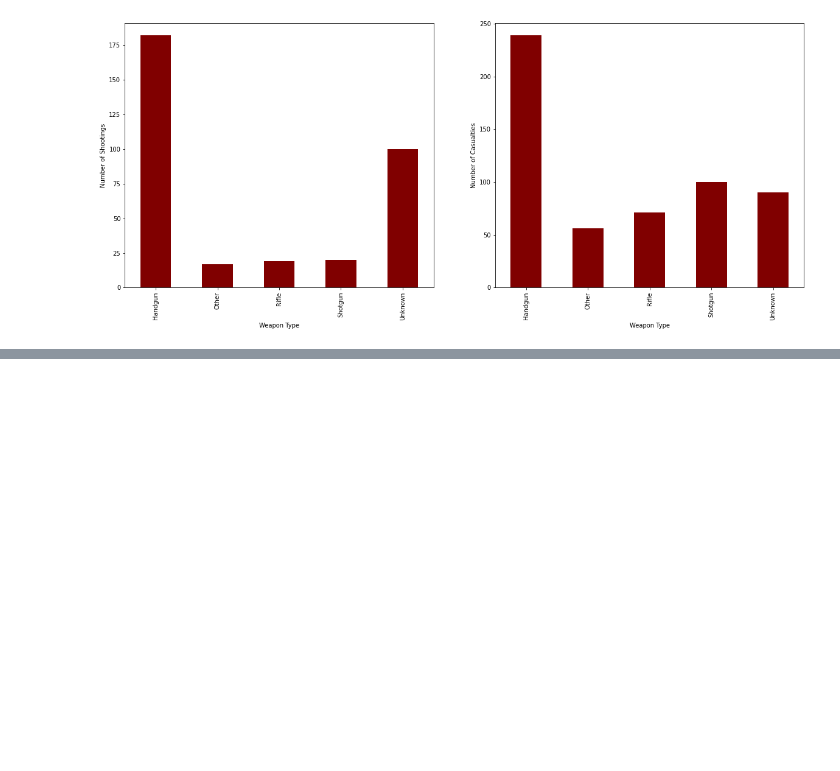
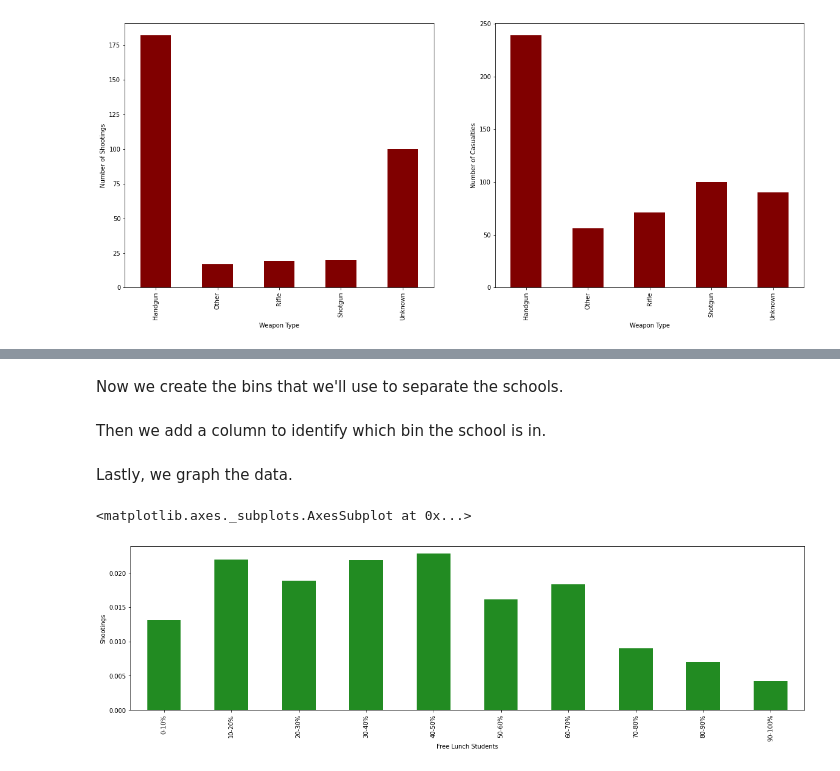
Before and after one commit to KaylaFortson/KaylaFortson.github.io, a Jupyter notebook: notebooks/Milestone_2.ipynb, the cells around one changed output, grey strips where cells are left out. Cells and saved outputs as stored; diff of their text form; code cells hidden in the pictures; blank space fills up the shorter version.

```diff
--- a/notebooks/Milestone_2.ipynb
+++ b/notebooks/Milestone_2.ipynb
@@ -308,0 +345,48 @@ On the right hand side, the bar graph shows the number of casualties in relation
+# %%
+# get subset of our dataset with relevant information
+lunch = all_schools[['lunch','enrollment', 'shooting']].copy()
+lunch['pct'] = lunch['lunch'] / lunch['enrollment']
+# %% [markdown]
+Now we create the bins that we'll use to separate the schools.
+# %%
+range_0 = lunch[lunch['pct'] <= 0.10].copy()
+range_1 = lunch[(lunch['pct'] > 0.10) & (lunch['pct'] <= 0.20)].copy()
+range_2 = lunch[(lunch['pct'] > 0.20) & (lunch['pct'] <= 0.30)].copy()
+range_3 = lunch[(lunch['pct'] > 0.30) & (lunch['pct'] <= 0.40)].copy()
+range_4 = lunch[(lunch['pct'] > 0.40) & (lunch['pct'] <= 0.50)].copy()
+range_5 = lunch[(lunch['pct'] > 0.50) & (lunch['pct'] <= 0.60)].copy()
+range_6 = lunch[(lunch['pct'] > 0.60) & (lunch['pct'] <= 0.70)].copy()
+range_7 = lunch[(lunch['pct'] > 0.70) & (lunch['pct'] <= 0.80)].copy()
+range_8 = lunch[(lunch['pct'] > 0.80) & (lunch['pct'] <= 0.90)].copy()
+range_9 = lunch[(lunch['pct'] > 0.90) & (lunch['pct'] <= 1.0)].copy()
+# %% [markdown]
+Then we add a column to identify which bin the school is in.
+# %%
+range_0['category'] = '0-10%'
+range_1['category'] = '10-20%'
+range_2['category'] = '20-30%'
+range_3['category'] = '30-40%'
+range_4['category'] = '40-50%'
+range_5['category'] = '50-60%'
+range_6['category'] = '60-70%'
+range_7['category'] = '70-80%'
+range_8['category'] = '80-90%'
+range_9['category'] = '90-100%'
+# %% [markdown]
+Lastly, we graph the data.
+# %%
+# concatenate the dataframes back together
+grouped_ranges = pd.concat([range_0, range_1, range_2, range_3, range_4, range_5, range_6, range_7, range_8, range_9])
+
+# get the amount of schools in each bin that had a shooting divide to represent the amount as a percent of the total schools in the bin.
+shootings_in_bin = grouped_ranges[grouped_ranges['shooting'] == 1].category.value_counts()
+all_in_bin = grouped_ranges.category.value_counts()
+ranges_counts = shootings_in_bin / all_in_bin
+
+# correct the ordering and plot
+order = ['0-10%', '10-20%', '20-30%', '30-40%', '40-50%', '50-60%', '60-70%', '70-80%', '80-90%', '90-100%']
+ranges_counts = ranges_counts.reindex(order)
+ranges_counts.plot.bar(ylabel='Shootings', xlabel='Free Lunch Students', color="forestgreen", figsize=(20,5))
+# %% [output]
+<matplotlib.axes._subplots.AxesSubplot at 0x...>
+[figure, added]
```
Also changed, not shown: parts of 40 cells of this notebook.
